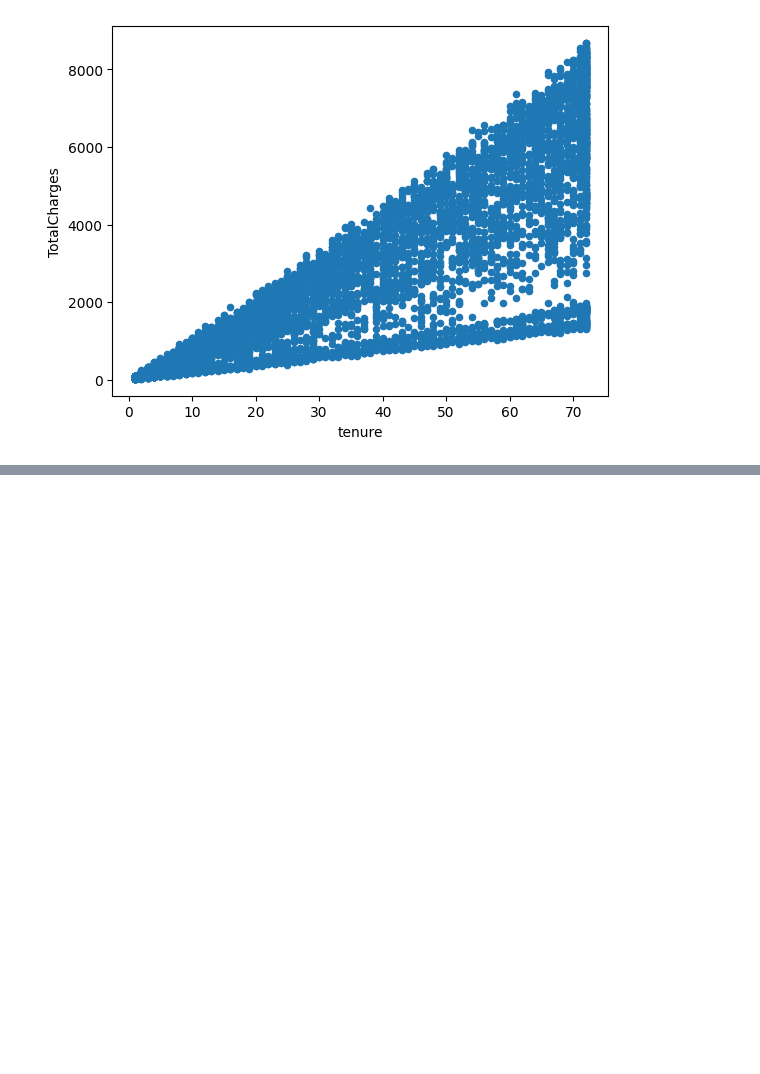
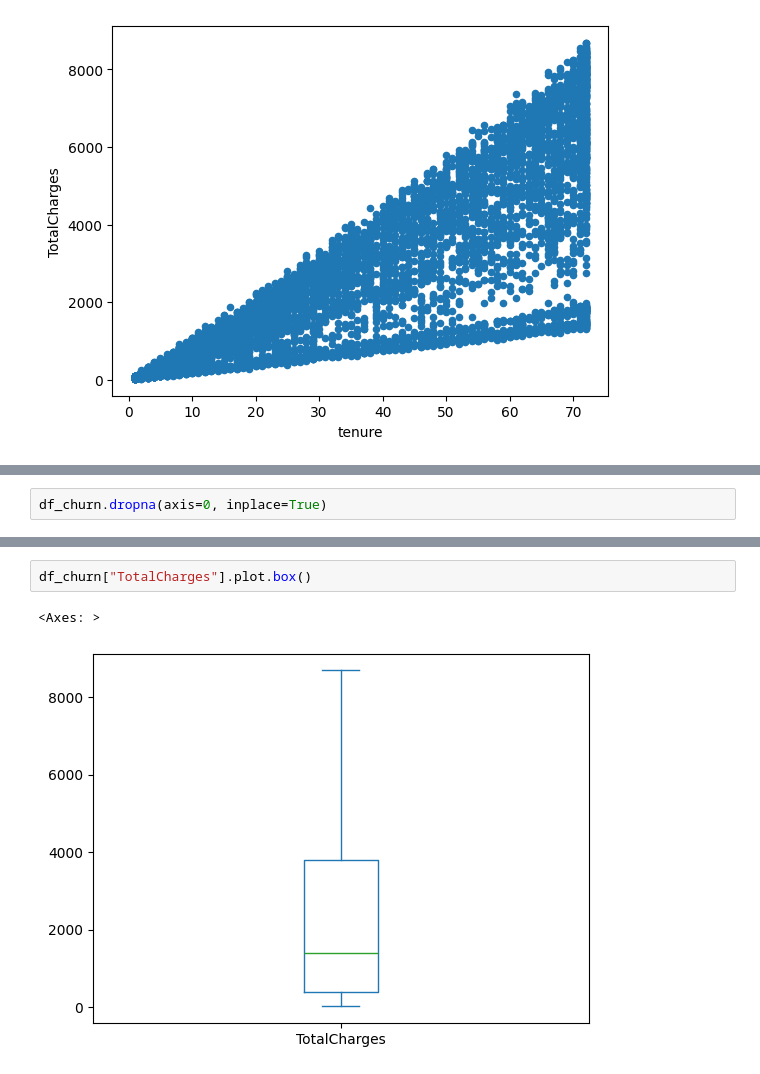
Before and after one commit to gabrieljorda/Python-EDA, a Jupyter notebook: EDA.ipynb, the cells around one changed output, grey strips where cells are left out. Drawn from its saved outputs; the diff is of its cells as text; blank space fills up the shorter version.

```diff
--- a/EDA.ipynb
+++ b/EDA.ipynb
@@ -890,0 +913,2 @@ df_churn.plot.scatter(x="tenure", y="TotalCharges")
+# %%
+df_churn.dropna(axis=0, inplace=True)
@@ -890,0 +935,5 @@ df_churn.plot.scatter(x="tenure", y="TotalCharges")
+# %%
+df_churn["TotalCharges"].plot.box()
+# %% [output]
+<Axes: >
+[figure, added]
```
Also changed, not shown: parts of 14 cells of this notebook.
